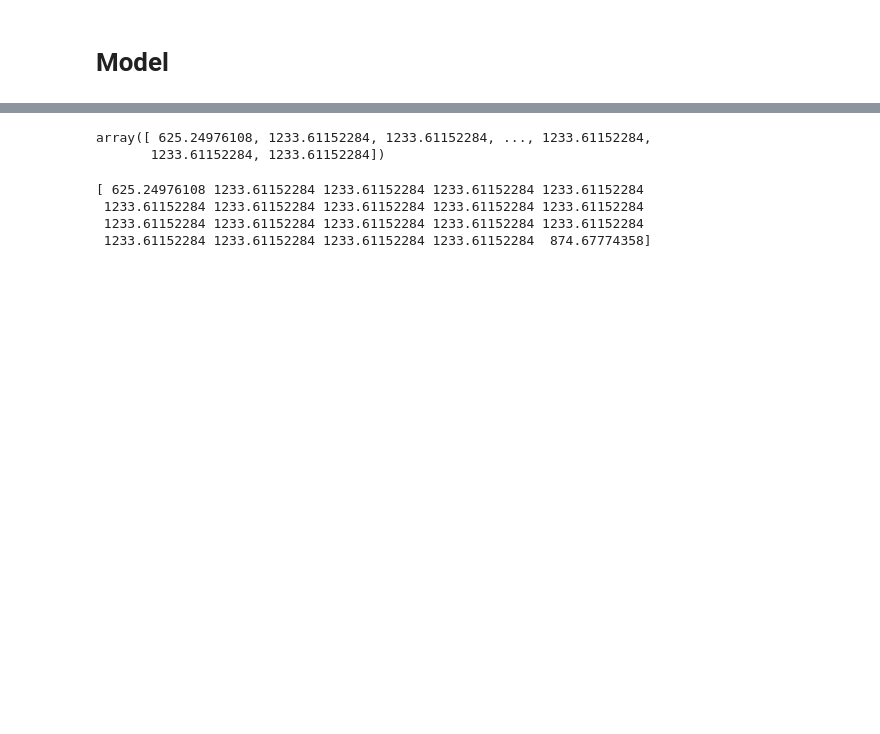
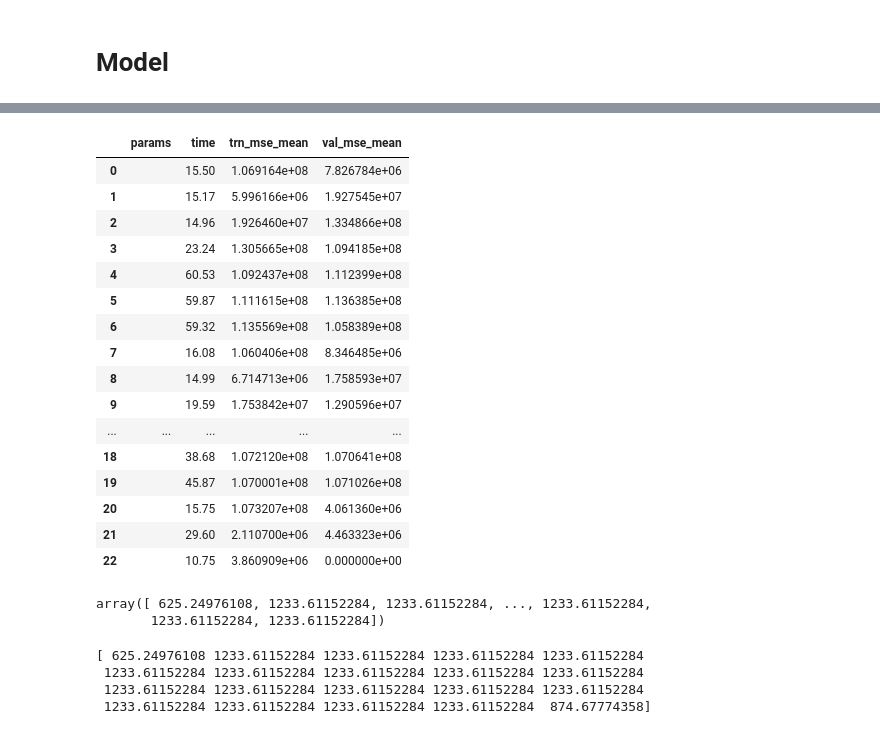
Before and after one commit to kdrivas/analysis-project, a Jupyter notebook: notebooks/Kervy/03-Stupid_Model.ipynb, the cells around one changed output, grey strips where cells are left out. Cells and saved outputs as stored; diff of their text form; code cells hidden in the pictures; blank space fills up the shorter version.

```diff
--- a/notebooks/Kervy/03-Stupid_Model.ipynb
+++ b/notebooks/Kervy/03-Stupid_Model.ipynb
@@ -92,8 +103,6 @@ days_data[0].head()
 # %%
 #from src.utils import run_model
 from lightgbm import LGBMRegressor
-# %%
-days_data[-1:][0]['Prediccion'] = 0
 # %%
 target_col = 'duracion_int'
 pred_col = 'Prediccion'
@@ -117,7 +126,6 @@ for i, w in enumerate(days_data[1:]):
             LGBMRegressor(n_estimators=120),
             X_train, y_train, X_val, y_val, X_test,
             metric_names, results,
-            params_desc='n_estimators=120',
             early_stopping=True)
     output.append([y_test, model])
 # %% [output]
@@ -141,3 +149,23 @@ Wall time: 10min 2s
+# %%
+results
+# %% [output]
+|  | params | time | trn_mse_mean | val_mse_mean |
+| 0 |  | 15.50 | 1.069164e+08 | 7.826784e+06 |
+| 1 |  | 15.17 | 5.996166e+06 | 1.927545e+07 |
+| 2 |  | 14.96 | 1.926460e+07 | 1.334866e+08 |
+| 3 |  | 23.24 | 1.305665e+08 | 1.094185e+08 |
+| 4 |  | 60.53 | 1.092437e+08 | 1.112399e+08 |
+| 5 |  | 59.87 | 1.111615e+08 | 1.136385e+08 |
+| 6 |  | 59.32 | 1.135569e+08 | 1.058389e+08 |
+| 7 |  | 16.08 | 1.060406e+08 | 8.346485e+06 |
+| 8 |  | 14.99 | 6.714713e+06 | 1.758593e+07 |
+| 9 |  | 19.59 | 1.753842e+07 | 1.290596e+07 |
+| ... | ... | ... | ... | ... |
+| 18 |  | 38.68 | 1.072120e+08 | 1.070641e+08 |
+| 19 |  | 45.87 | 1.070001e+08 | 1.071026e+08 |
+| 20 |  | 15.75 | 1.073207e+08 | 4.061360e+06 |
+| 21 |  | 29.60 | 2.110700e+06 | 4.463323e+06 |
+| 22 |  | 10.75 | 3.860909e+06 | 0.000000e+00 |
 # %%
 y_test = np.mean([x[0] for x in output], axis=0)
 # %%
```
Also changed, not shown: parts of 8 cells of this notebook.
